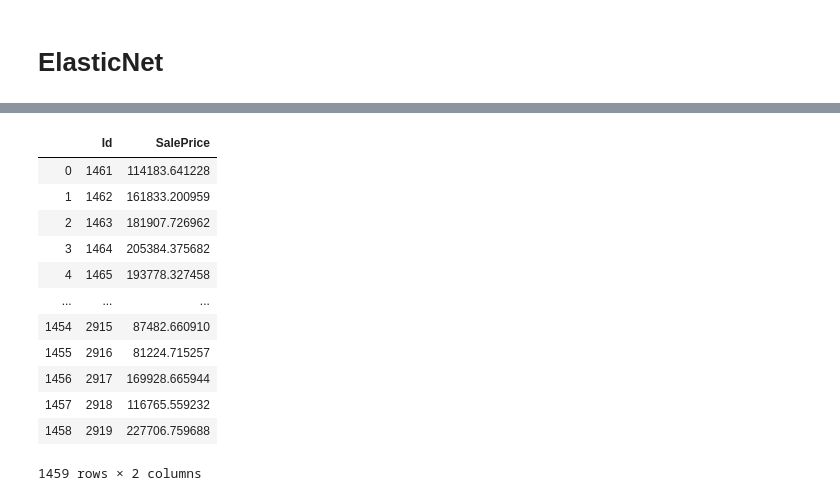
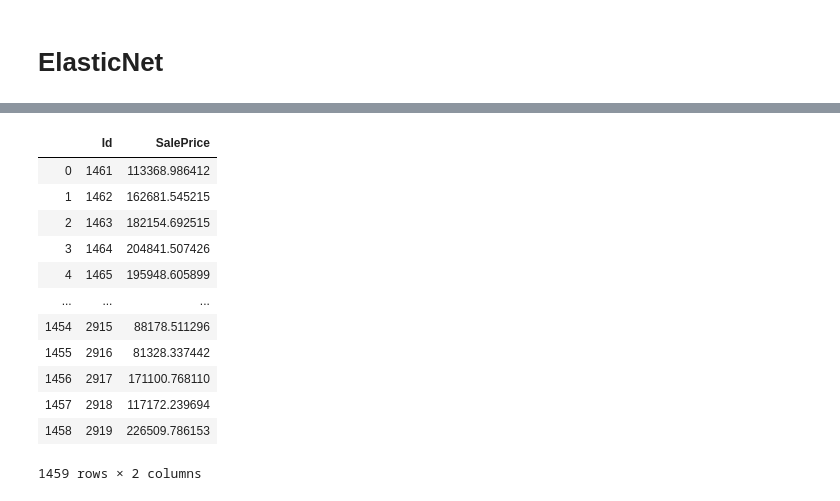
Before and after one commit to Visanpy-Tech/housing-predictions, a Jupyter notebook: HousePricePrediction-RidgeLassoElasticNet.ipynb, the cells around one changed output, grey strips where cells are left out. Drawn from its saved outputs; the diff is of its cells as text; code cells hidden in the pictures.

```diff
--- a/HousePricePrediction-RidgeLassoElasticNet.ipynb
+++ b/HousePricePrediction-RidgeLassoElasticNet.ipynb
@@ -386,8 +396,9 @@ skew_index = high_skew.index
 for i in skew_index:
     df[i] = boxcox1p(df[i], boxcox_normmax(df[i] + 1))
 # %%
+#Addictional cleaning
 def nnous_sel(df):
-    """This function dedect non informative features with more than 90 % zeros"""
+    """This function dedects and drop non informative features with more than 90 % zeros"""
     nn_cols = df.loc[:, (df.isin([' ','NULL',0]) | df.isnull()).mean() <= 0.9].columns.tolist()
     col_tdrop = set(df.columns.tolist()) - set(nn_cols)
     return df
@@ -400,5 +411,3 @@ X.shape, y.shape, X_test.shape
-# %%
-X = nnous_sel(X)
 # %%
 Z = pd.concat((X,y), axis = 1).reset_index(drop=True)
 Z.shape
@@ -529,6 +532,6 @@ RMSLE-test 0.09775382193726684
 # LASSO
 # %%
 from sklearn import linear_model
-lso = linear_model.Lasso(max_iter=1e7, alpha=0.0008, random_state=12, tol=0.001, positive=True, warm_start=True)
+lso = linear_model.Lasso(max_iter=1e7, alpha=0.001, random_state=24, tol=0.0001, positive=True)
 lso.fit(X_train_prepared, y_train)
 # %% [output]
@@ -549,6 +552,6 @@ RMSLE-test 0.09625521620665078
 # %%
 from sklearn.linear_model import ElasticNet
 
-elnet = ElasticNet(alpha=0.001, max_iter=1e7, positive=True, l1_ratio=0.7)
+elnet = ElasticNet(alpha=0.001, max_iter=1e7, positive=True, l1_ratio=0.45)
 elnet.fit(X_train_prepared, y_train)
 # %% [output]
@@ -581,20 +608,20 @@ array([11.64557208, 11.99432764, 12.11126034, ..., 12.0431399 ,
 # %%
 id_ = test['Id'].index.values
-final_df= pd.DataFrame(data=zip(test['Id'].values,np.expm1(stacked)), columns=['Id', 'SalePrice'])
+final_df= pd.DataFrame(data=zip(test['Id'].values,np.expm1(el_predict)), columns=['Id', 'SalePrice'])
 final_df.to_csv('zillow/sample_submission.csv', index=False, columns=['Id', 'SalePrice'])
 pd.read_csv('zillow/sample_submission.csv')
 final_df
 # %% [output]
 |  | Id | SalePrice |
-| 0 | 1461 | 114183.641228 |
-| 1 | 1462 | 161833.200959 |
-| 2 | 1463 | 181907.726962 |
-| 3 | 1464 | 205384.375682 |
-| 4 | 1465 | 193778.327458 |
+| 0 | 1461 | 113368.986412 |
+| 1 | 1462 | 162681.545215 |
+| 2 | 1463 | 182154.692515 |
+| 3 | 1464 | 204841.507426 |
+| 4 | 1465 | 195948.605899 |
 | ... | ... | ... |
-| 1454 | 2915 | 87482.660910 |
-| 1455 | 2916 | 81224.715257 |
-| 1456 | 2917 | 169928.665944 |
-| 1457 | 2918 | 116765.559232 |
-| 1458 | 2919 | 227706.759688 |
+| 1454 | 2915 | 88178.511296 |
+| 1455 | 2916 | 81328.337442 |
+| 1456 | 2917 | 171100.768110 |
+| 1457 | 2918 | 117172.239694 |
+| 1458 | 2919 | 226509.786153 |
 1459 rows × 2 columns
```
Also changed, not shown: parts of 28 cells of this notebook.
